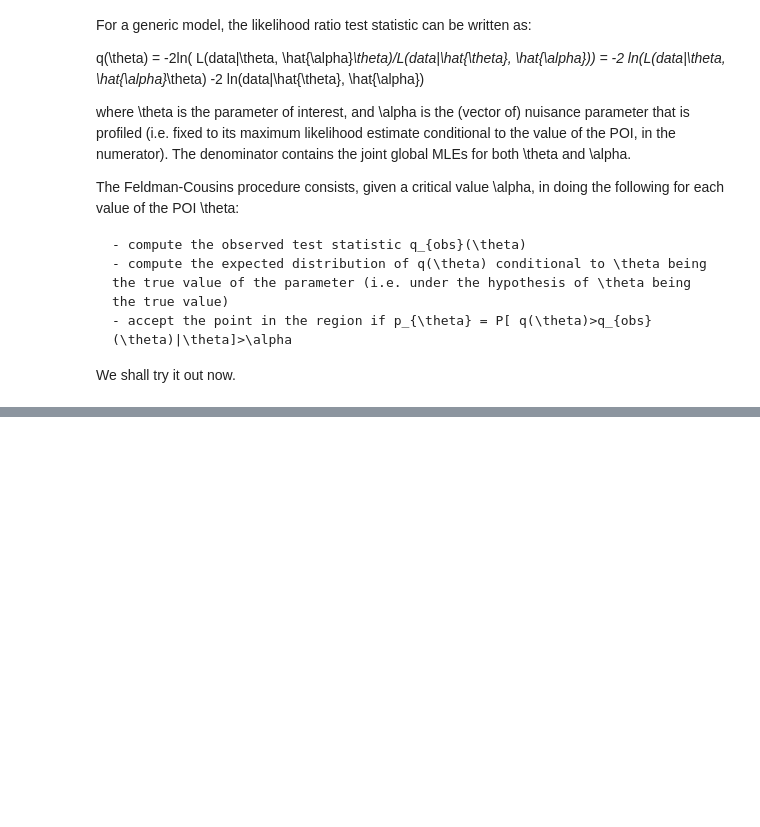
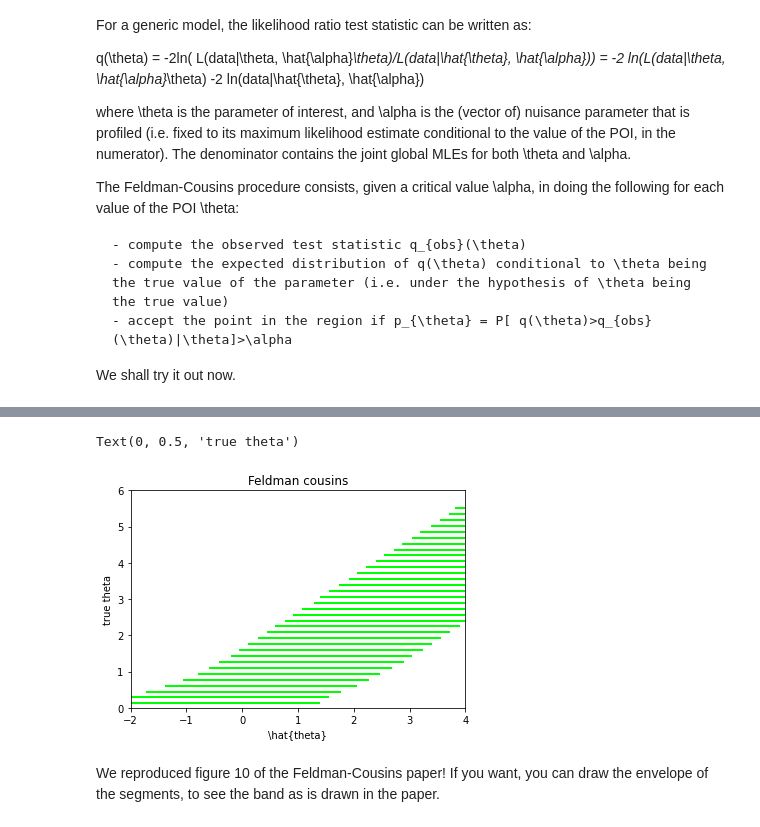
Before and after one commit to vischia/statex, a Jupyter notebook: feldman_cousins.ipynb, the cells around one changed output, grey strips where cells are left out. Drawn from its saved outputs; the diff is of its cells as text; code cells hidden in the pictures; blank space fills up the shorter version.

```diff
--- a/feldman_cousins.ipynb
+++ b/feldman_cousins.ipynb
@@ -27,0 +196,18 @@ from matplotlib import pyplot as plt
+# %%
+# Plot with the range used by Feldman and Cousins
+other_fc_coll = mc.LineCollection(fc_intervals, colors=np.array(fc_colors), linewidths=2)
+
+fig, ax = pl.subplots()
+ax.add_collection(other_fc_coll)
+#ax.autoscale()
+ax.set_xlim((-2.,4.))
+ax.set_ylim((0.,6.))
+
+plt.title('Feldman cousins')
+plt.xlabel('\hat{theta}')
+plt.ylabel('true theta')
+# %% [output]
+Text(0, 0.5, 'true theta')
+[figure, added]
+# %% [markdown]
+We reproduced figure 10 of the Feldman-Cousins paper! If you want, you can draw the envelope of the segments, to see the band as is drawn in the paper.
```
Also changed, not shown: parts of 23 cells of this notebook.
